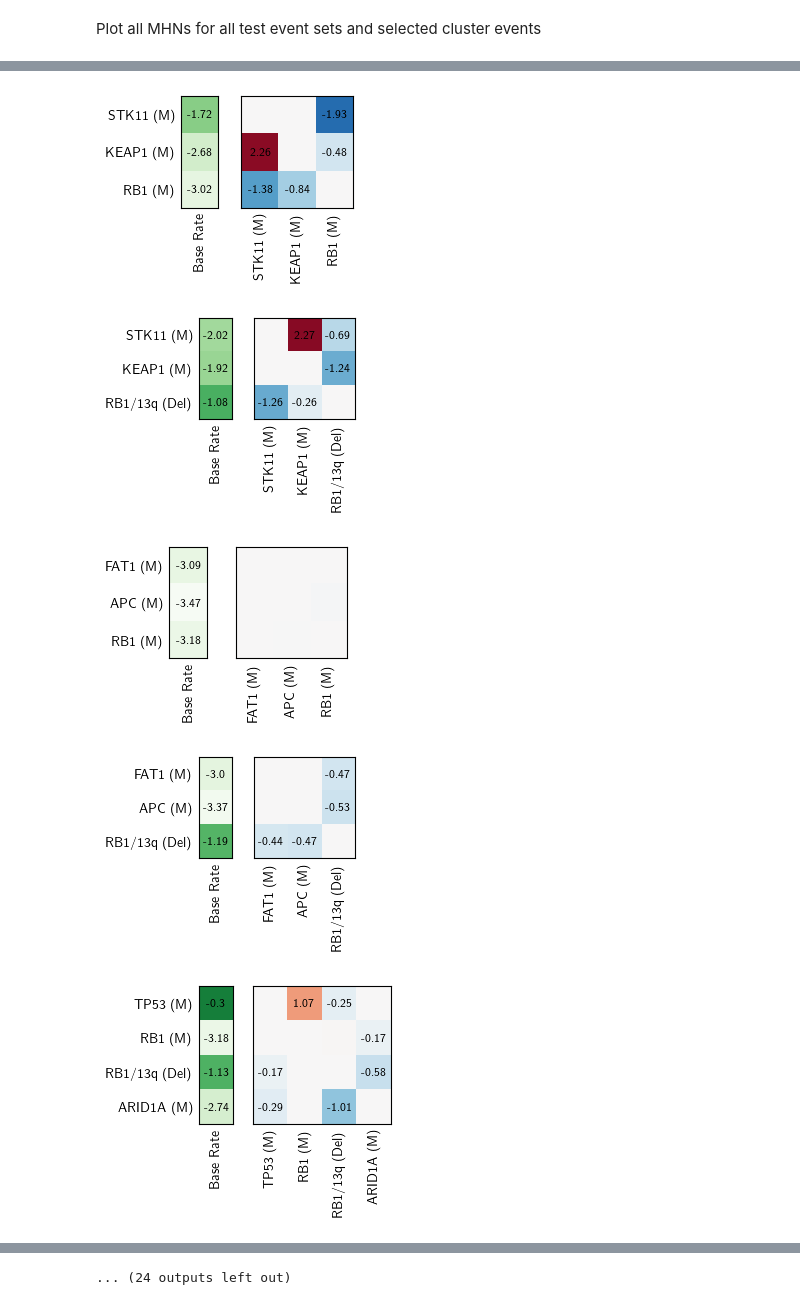
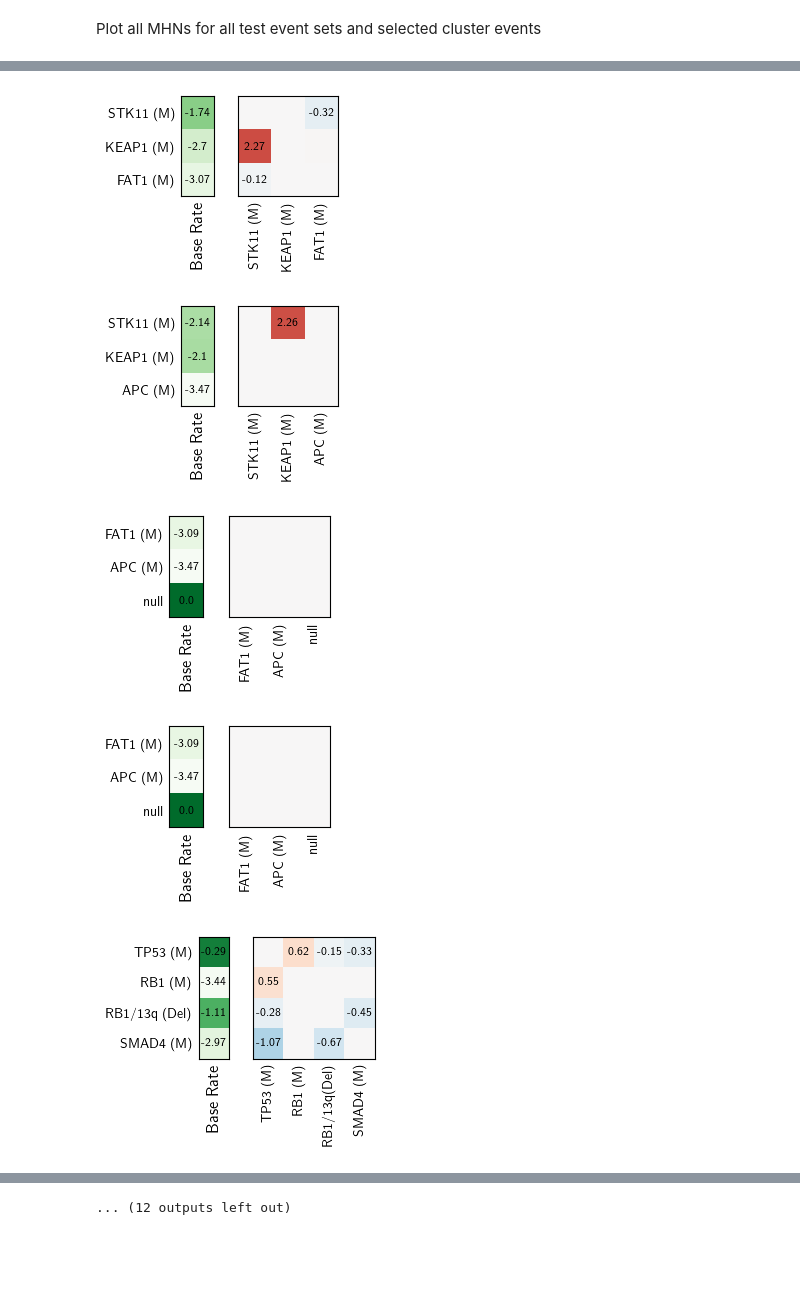
Before and after one commit to MichaelBonart/BachelorThesis, a Jupyter notebook: src/application/genie16_analysis.ipynb, the cells around one changed output, grey strips where cells are left out. Cells and saved outputs as stored; diff of their text form; code cells hidden in the pictures; blank space fills up the shorter version.

```diff
--- a/src/application/genie16_analysis.ipynb
+++ b/src/application/genie16_analysis.ipynb
@@ -179,20 +179,25 @@ Plot all MHNs for all test event sets and selected cluster events
 # %%
 cluster_event_set_dict={
     'LUAD':[
-        ['RB1 (M)', 'RB1/13q (Del)'],
-        ['ARID1A (M)','ARID2 (M)'],
-        ['SMARCA4 (M)','KMT2D (M)','ATRX (M)','FAT1 (M)','APC (M)']
+        ['FAT1 (M)','APC (M)'],
+        ['SMAD4 (M)','PIK3CA (M)'],
+        ['KRAS (M)','BRAF (M)'],
+        #['RB1 (M)', 'RB1/13q (Del)'],
+        #['ARID1A (M)','ARID2 (M)'],
+        #['SMARCA4 (M)','KMT2D (M)','ATRX (M)','FAT1 (M)','APC (M)']
     ]
 
 ,
 
 
     'COAD':[
+        ['APC (M)','CTNNB1 (M)'],
     #['PIK3CA (M)','FBXW7 (M)','SOX9 (M)'],
     # ['BRAF (M)','AMER1 (M)'],['CREBBP (M)','B2M (M)'],
     #['AMER1 (M)', 'BRAF (M)'],
     #['CREBBP (M)', 'B2M (M)'],
-    ['KMT2D (M)', 'ARID1A (M)','KMT2C (M)','B2M (M)']]
+    ['KMT2D (M)', 'ARID1A (M)','KMT2C (M)']
+    ]
 
 ,
 
@@ -205,7 +210,7 @@ cluster_event_sets=cluster_event_set_dict[dat_index]
 for cluster_events in cluster_event_sets:
     for dist_measurer in dist_measurers:
         for ev in cluster_events:
-            #mytools.plotMHNgroup([dist_m._mhns[ev]], identifier=dat_index)
-            dist_measurer._mhns[ev].plot(colorbar=False)
-            plt.show()
+            mytools.plotMHNgroup([dist_measurer._mhns[ev]], identifier=dat_index)
+            #dist_measurer._mhns[ev].plot(colorbar=False)
+            #plt.show()
 # %% [output]
@@ -216,5 +221,5 @@ for cluster_events in cluster_event_sets:
-[figure, old version]
+[figure, new version]
-[figure, old version]
+[figure, new version]
-[figure, old version]
+[figure, new version]
-[figure, old version]
+[figure, new version]
-[figure, old version]
+[figure, new version]
@@ -224 +229 @@ for cluster_events in cluster_event_sets:
-... (24 outputs left out)
+... (12 outputs left out)
```
Also changed, not shown: parts of 3 cells of this notebook, 51 other files.
